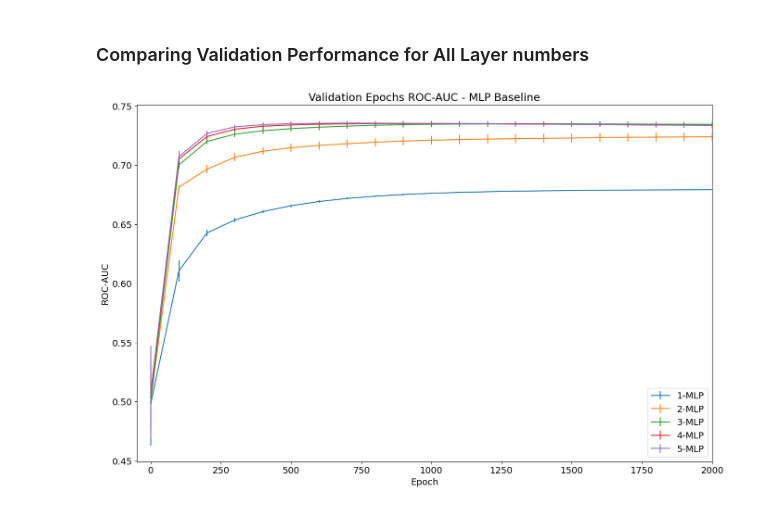
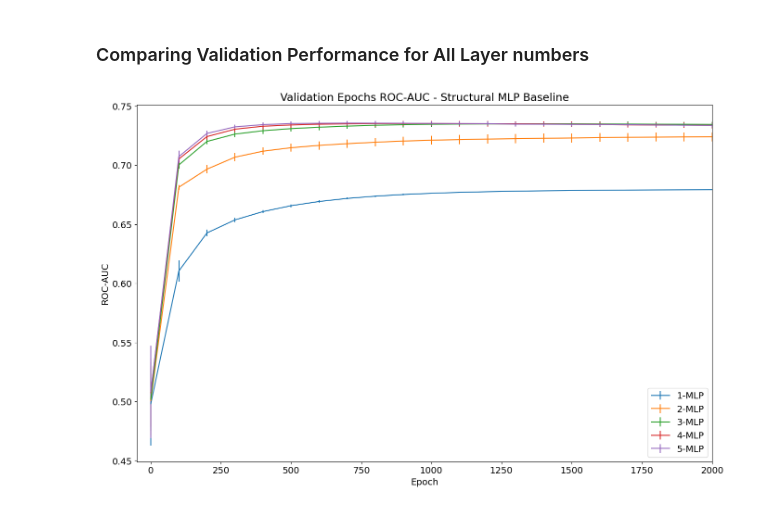
Before and after one commit to caiolmart/node-concordance, a Jupyter notebook: notebooks/gamma_function/arxiv/02-1-structural_mlp_omega_function.ipynb, the cells around one changed output. Cells and saved outputs as stored; diff of their text form; code cells hidden in the pictures.

```diff
--- a/notebooks/gamma_function/arxiv/02-1-structural_mlp_omega_function.ipynb
+++ b/notebooks/gamma_function/arxiv/02-1-structural_mlp_omega_function.ipynb
@@ -259,24 +259,24 @@ for n_layers in n_layers_list:
 # %%
 plt.rcParams['font.size'] = '14'
 fig, ax1 = plt.subplots(1, 1, figsize=(16, 10))
 
-ax1.set_title('Validation Epochs ROC-AUC - MLP Baseline')
+ax1.set_title('Validation Epochs ROC-AUC - Structural MLP Baseline')
 
 for n_layers in mean_auc_val_dict:
     ax1.errorbar(
         mean_auc_val_dict[n_layers].index,
         mean_auc_val_dict[n_layers],
         yerr=std_auc_val_dict[n_layers],
         ls='-',
         label=f'{n_layers}-MLP')
 
 ax1.set_xlim(-50, 2000)
 
 ax1.legend()
 
 ax1.set_xlabel('Epoch')
 ax1.set_ylabel('ROC-AUC')
 
 plt.savefig(f'reports/images/structural_omega_dotmlp_training_metrics_multilayer_validation.pdf')
 # %% [output]
-[figure, old version]
+[figure, new version]
```
Also changed, not shown: parts of 1 cell of this notebook, 1 other file.
